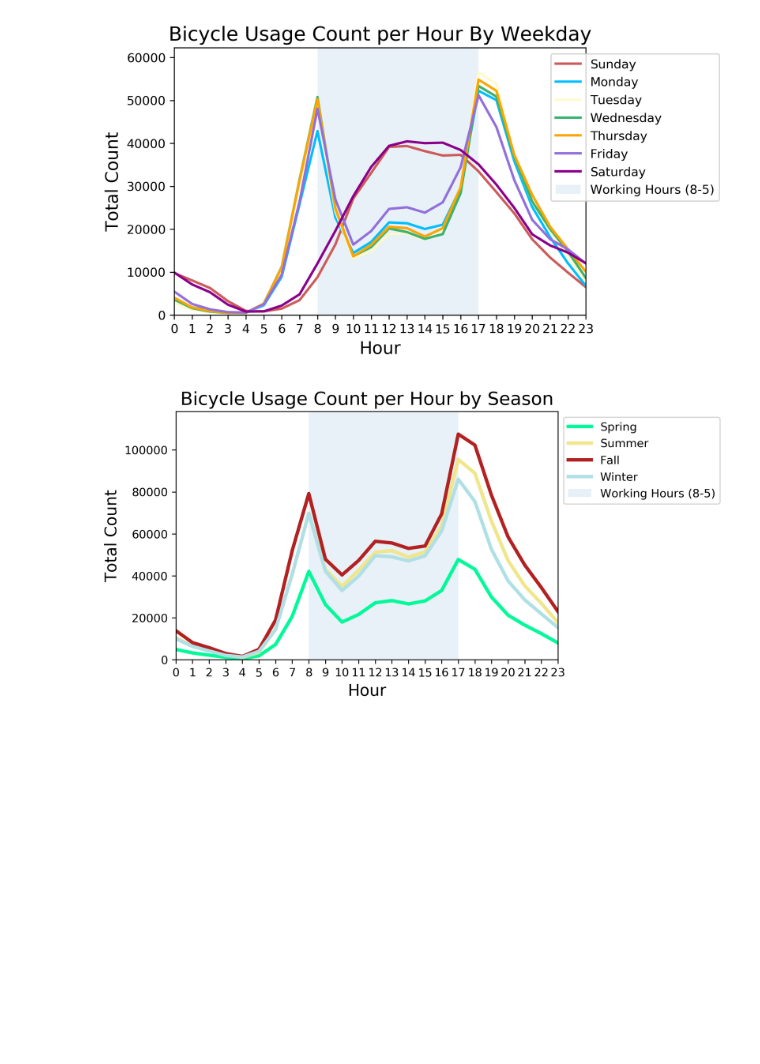
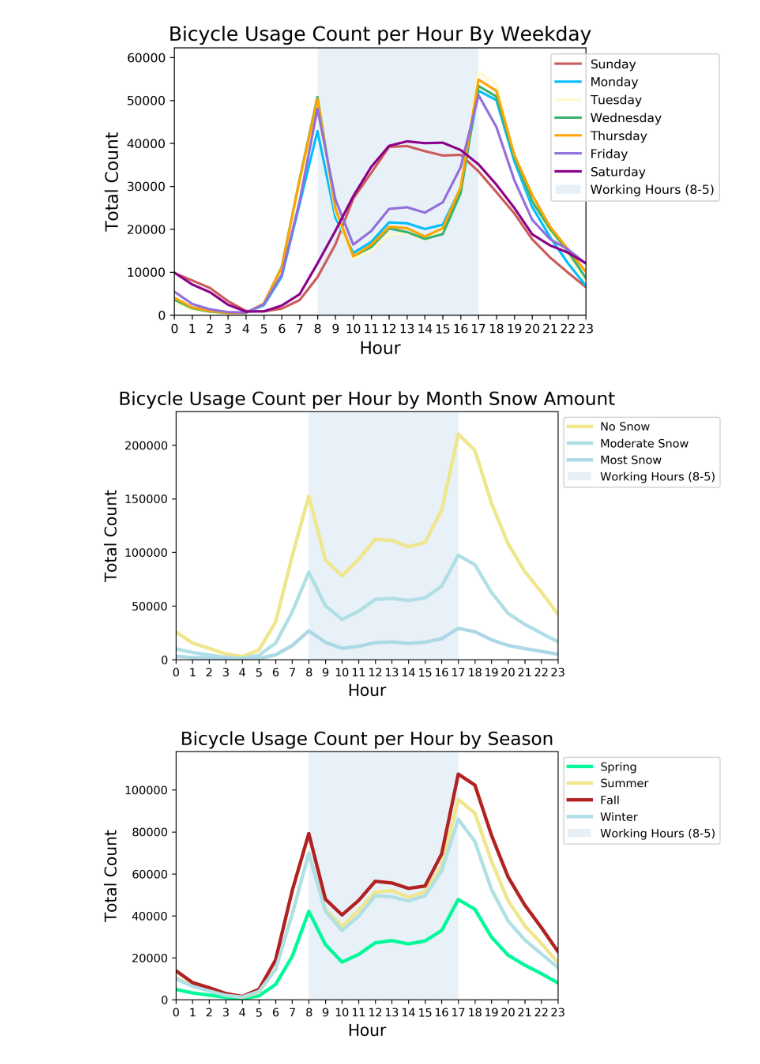
Before and after one commit to NathanHergenreter/CS574_BikeSharing, a Jupyter notebook: data_analysis.ipynb, the cells around one changed output. Cells and saved outputs as stored; diff of their text form; code cells hidden in the pictures; blank space fills up the shorter version.

Commit message:
Changed month to snow amount-based

```diff
--- a/data_analysis.ipynb
+++ b/data_analysis.ipynb
@@ -193,5 +193,54 @@ plt.show()
 # %% [output]
 Index(['cnt'], dtype='object')
 [figure]
+# %%
+# Split up df into snow amounts
+snow_df = bike_sharing_df[['hr', 'no_snow', 'medium_snow', 'heavy_snow', 'cnt']]
+no_df = snow_df.loc[bike_sharing_df['no_snow'] == 1]
+medium_df = snow_df.loc[bike_sharing_df['medium_snow'] == 1]
+heavy_df = snow_df.loc[bike_sharing_df['heavy_snow'] == 1]
+
+# Groupby hr
+no_gk = no_df[['hr', 'cnt']].groupby('hr')
+medium_gk = medium_df[['hr', 'cnt']].groupby('hr')
+heavy_gk = heavy_df[['hr', 'cnt']].groupby('hr')
+
+# Sums for each hour
+no_XY = no_gk.sum()
+medium_XY = medium_gk.sum()
+heavy_XY = heavy_gk.sum()
+
+# X + Y's
+X = no_XY.index.values.tolist()
+no_Y = no_XY.cnt
+medium_Y = medium_XY.cnt
+heavy_Y = heavy_XY.cnt
+
+# Plot change in count over hour for both weekdays and weekends for each season
+plt.plot(X, no_Y, color='khaki', lw=3, label='No Snow')
+plt.plot(X, medium_Y, color='powderblue', lw=3, label='Moderate Snow')
+plt.plot(X, heavy_Y, color='lightblue', lw=3, label='Most Snow')
+
+# Fill in for working hours
+plt.fill_between(range(8,18), 0, max(no_Y) * 1.1, alpha=0.1, label='Working Hours (8-5)')
+
+# Plot beautification
+# Labels
+plt.title('Bicycle Usage Count per Hour by Month Snow Amount', fontsize=16)
+plt.xlabel('Hour', fontsize=14)
+plt.ylabel('Total Count', fontsize=14)
+plt.xticks(np.arange(len(X)))
+
+# Bounding graph values
+plt.xlim([0,23])
+plt.ylim([0,max(no_Y) * 1.1])
+
+# Legend
+plt.legend(loc='upper right')
+plt.legend(bbox_to_anchor=(1.0, 1.0))
+
+plt.show()
+# %% [output]
+[figure, added]
 # %%
 # Split up df into seasons
```
Also changed, not shown: parts of 3 cells of this notebook, 4 other files.
